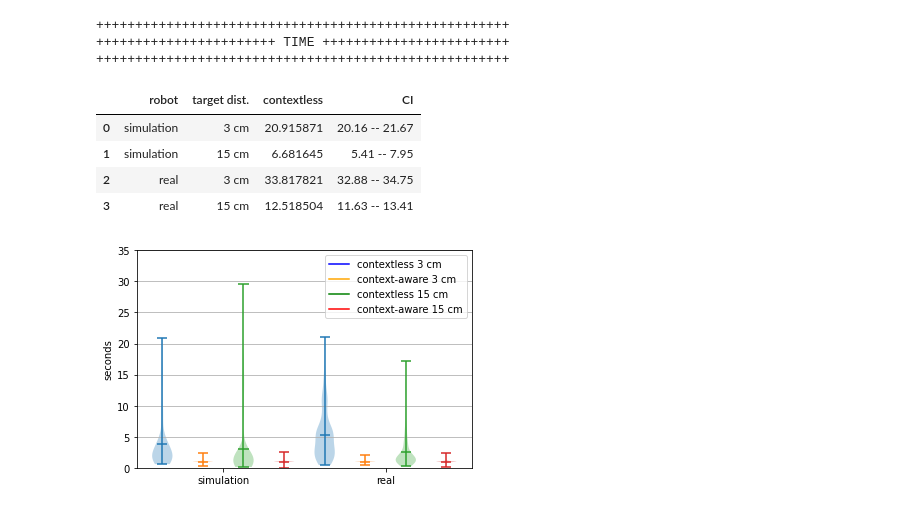
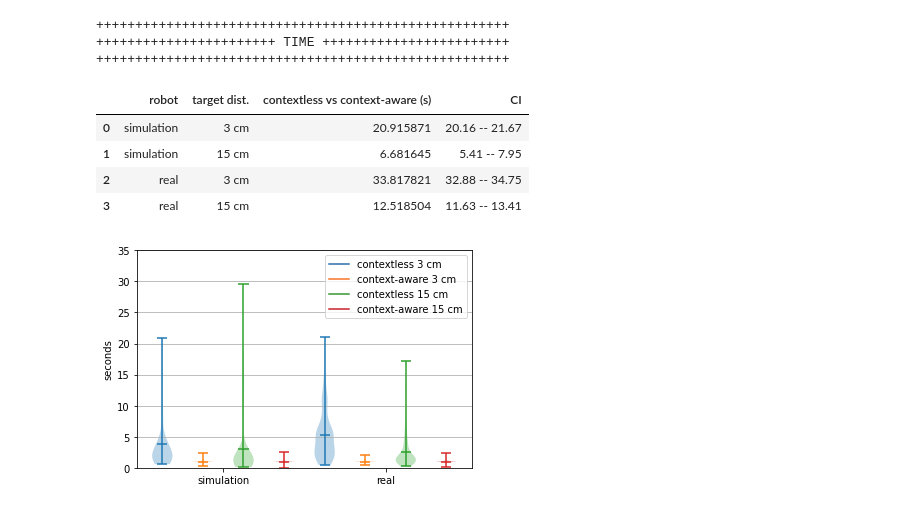
Before and after one commit to ferdinandyb/context-specific-table-navigation-2023, a Jupyter notebook: dataset/results.ipynb, the cells around one changed output. Cells and saved outputs as stored; diff of their text form; code cells hidden in the pictures.

```diff
--- a/dataset/results.ipynb
+++ b/dataset/results.ipynb
@@ -60,46 +37,45 @@ for real in [0,1]:
       result = model.fit()
       time_results.append([real,tabledist] + [result.params[1]] + [" -- ".join([f"{x:.2f}" for x in result.conf_int(alpha=0.5).values[1,:]])])
 
-time_results = mod(pd.DataFrame( time_results, columns = ["robot", "target dist.", "contextless", "CI",]))
-time_results.to_csv("restable_time.csv", index = False, float_format="%.2f")
+time_results = mod(pd.DataFrame( time_results, columns = ["robot", "target dist.", "contextless vs context-aware (s)", "CI",]))
+
 
 
 fig, axes = plt.subplots()
 
 # contextless 3 cm (real & sim)
 axes.violinplot(dataset = [df_g[(df_g['real'] == 0) & (df_g['type'] == 'contextless') & (df_g['tabledist'] == 3)]["scaled_time"].values,
                            df_g[(df_g['real'] == 1) & (df_g['type'] == 'contextless') & (df_g['tabledist'] == 3)]["scaled_time"].values], showextrema=True, showmeans=True, positions=[1,5])
 # context-awaret-aware 3 cm (real & sim)
 axes.violinplot(dataset = [df_g[(df_g['real'] == 0) & (df_g['type'] == 'context-aware') & (df_g['tabledist'] == 3)]["scaled_time"].values,
                            df_g[(df_g['real'] == 1) & (df_g['type'] == 'context-aware') & (df_g['tabledist'] == 3)]["scaled_time"].values], showextrema=True, showmeans=True,  positions=[2,6])
 # contextless 15 cm (real & sim)
 axes.violinplot(dataset = [df_g[(df_g['real'] == 0) & (df_g['type'] == 'contextless') & (df_g['tabledist'] == 15)]["scaled_time"].values,
                            df_g[(df_g['real'] == 1) & (df_g['type'] == 'contextless') & (df_g['tabledist'] == 15)]["scaled_time"].values], showextrema=True, showmeans=True, positions=[3,7])
 # context-aware 15 cm (real & sim)
 axes.violinplot(dataset = [df_g[(df_g['real'] == 0) & (df_g['type'] == 'context-aware') & (df_g['tabledist'] == 15)]["scaled_time"].values,
                            df_g[(df_g['real'] == 1) & (df_g['type'] == 'context-aware') & (df_g['tabledist'] == 15)]["scaled_time"].values], showextrema=True, showmeans=True,  positions=[4,8])
 axes.yaxis.grid(True)
 axes.set_ylabel('seconds')
 plt.xticks([2.5,6.5], ["simulation", "real"])
-plt.plot([], c='blue', label='contextless 3 cm')
-plt.plot([], c='orange', label='context-aware 3 cm')
-plt.plot([], c='green', label='contextless 15 cm')
-plt.plot([], c='red', label='context-aware 15 cm')
-#plt.legend(loc='best', fancybox=True, framealpha=0.4)
+plt.plot([], c='#286ca8', label='contextless 3 cm')
+plt.plot([], c='#f87326', label='context-aware 3 cm')
+plt.plot([], c='#359630', label='contextless 15 cm')
+plt.plot([], c='#c91e2a', label='context-aware 15 cm')
 plt.legend(loc='best', fancybox=True)
 plt.ylim([0,35])
 
 time_results
 # %% [output]
 +++++++++++++++++++++++++++++++++++++++++++++++++++++
 +++++++++++++++++++++++ TIME ++++++++++++++++++++++++
 +++++++++++++++++++++++++++++++++++++++++++++++++++++
-|  | robot | target dist. | contextless | CI |
+|  | robot | target dist. | contextless vs context-aware (s) | CI |
 | 0 | simulation | 3 cm | 20.915871 | 20.16 -- 21.67 |
 | 1 | simulation | 15 cm | 6.681645 | 5.41 -- 7.95 |
 | 2 | real | 3 cm | 33.817821 | 32.88 -- 34.75 |
 | 3 | real | 15 cm | 12.518504 | 11.63 -- 13.41 |
-[figure, old version]
+[figure, new version]
 # %%
 print("++++++++++++++++++++++++++++++++++++++++++++++++++++++++")
 print("+++++++++++++++++++++++ DISTANCE +++++++++++++++++++++++")
```
Also changed, not shown: parts of 4 cells of this notebook.
